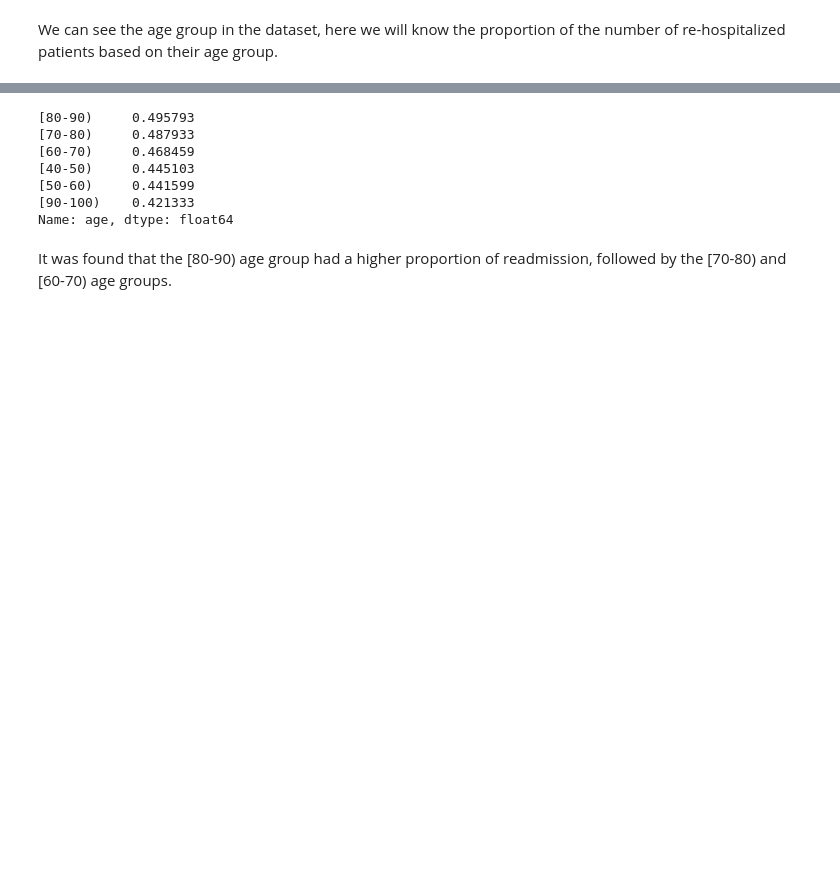
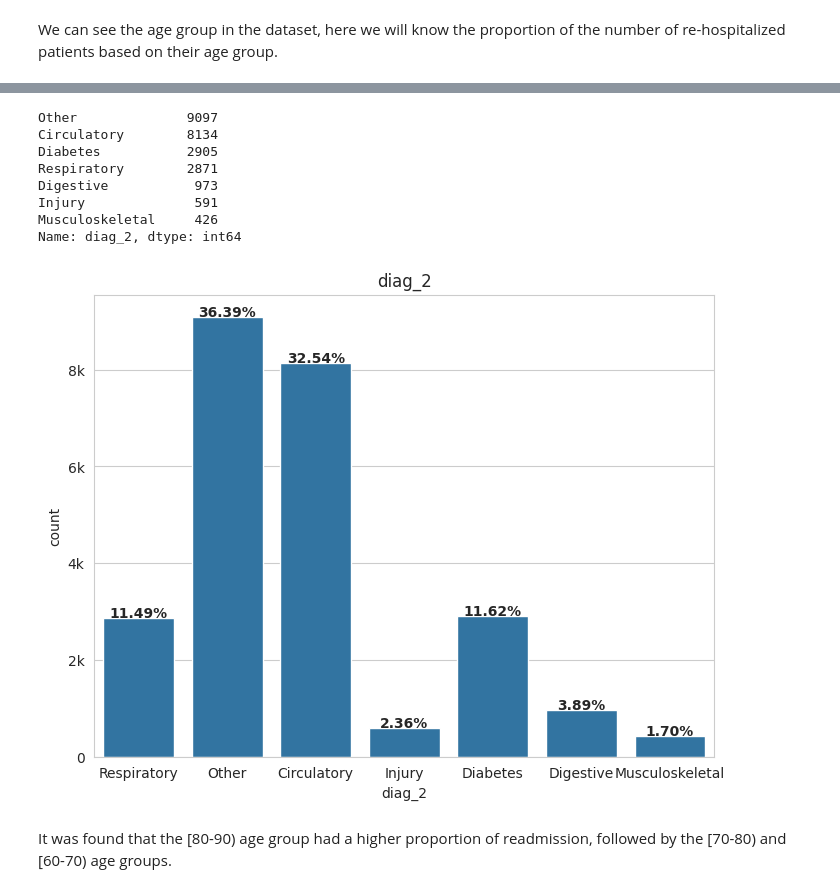
Before and after one commit to mfathul21/hospital-patient-readmissions, a Jupyter notebook: notebook.ipynb, the cells around one changed output, grey strips where cells are left out. Saved outputs shown, nothing was run; the diff lists cells and outputs as text; code cells hidden in the pictures; blank space fills up the shorter version.

```diff
--- a/notebook.ipynb
+++ b/notebook.ipynb
@@ -338,14 +367,32 @@ We can see the age group in the dataset, here we will know the proportion of the
 # %%
-age_rate = df[df['readmitted'] == 'yes']['age'].value_counts() / df['age'].value_counts()
-age_rate.sort_values(ascending=False)
+print(df[categorical_features[2]].value_counts(), '\n')
+
+plt.figure(figsize=(8,6))
+ax = sns.countplot(x=categorical_features[2], data=df)
+ax.yaxis.set_major_formatter(formatter)
+plt.title(categorical_features[2])
+# plt.ylim(0, 7500)
+
+t = float(len(df))
+for p in ax.patches:
+    height = p.get_height()
+    ax.text(x=p.get_x() + p.get_width() / 2.,
+            y=height + 10,
+            s='{:.2f}%'.format((height / t) * 100),
+            fontdict={'fontsize':10, 'fontweight':'bold'},
+            ha='center')
+
+plt.show()
 # %% [output]
-[80-90)     0.495793
-[70-80)     0.487933
-[60-70)     0.468459
-[40-50)     0.445103
-[50-60)     0.441599
-[90-100)    0.421333
-Name: age, dtype: float64
+Other              9097
+Circulatory        8134
+Diabetes           2905
+Respiratory        2871
+Digestive           973
+Injury              591
+Musculoskeletal     426
+Name: diag_2, dtype: int64
+[figure, added]
 # %% [markdown]
 It was found that the [80-90) age group had a higher proportion of readmission, followed by the [70-80) and [60-70) age groups.
 # %% [markdown]
```
Also changed, not shown: parts of 1 cell of this notebook.
